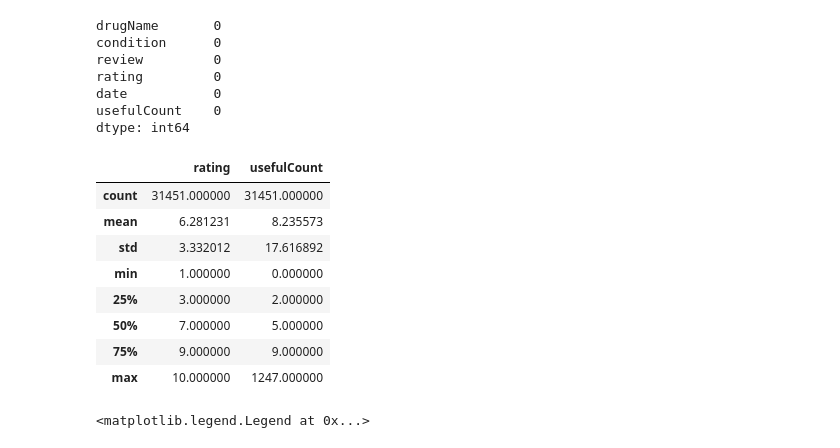
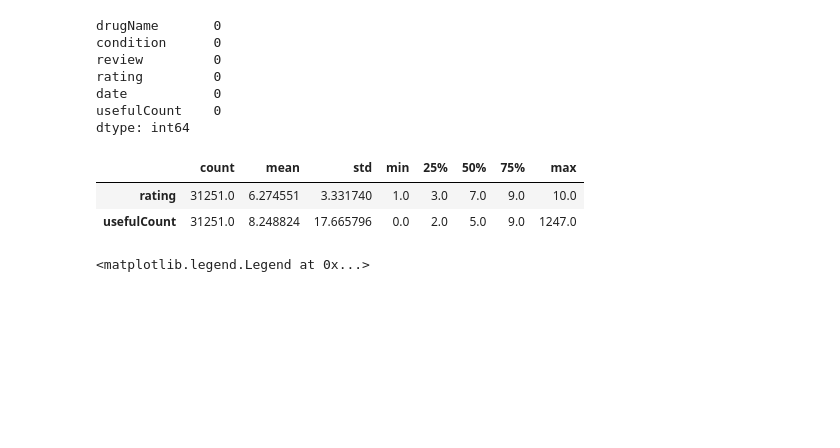
Before and after one commit to celefigs/collaborative_project, a Jupyter notebook: celes_copy.ipynb, the cells around one changed output. Drawn from its saved outputs; the diff is of its cells as text; code cells hidden in the pictures; blank space fills up the shorter version.

```diff
--- a/celes_copy.ipynb
+++ b/celes_copy.ipynb
@@ -53,7 +53,7 @@ drug_data_df.head(2)
 # %%
 #search related words in a "condition" column and create a new DataFrame with only the relevant conditions
 
-pattern = r'birth|birth control|contraception|contraceptive methods|birth control pills|birth control devices|family planning|pregnancy|newborn'
+pattern = r'birth|birth control|contraception|contraceptive methods|birth control pills|birth control devices|family planning'
 
 filtered_df = drug_data_df[drug_data_df['condition'].str.contains(pattern, case=False, na=False)]
 
@@ -126,21 +92,15 @@ date           0
 usefulCount    0
 dtype: int64
 # %%
-filtered_df.describe()
+filtered_df.describe().T
 
 # rating: 6,28 media;
 # std	3.33-> means diversity;
 # rating goes from 1 to 10;
 # %% [output]
-|  | rating | usefulCount |
-| count | 31451.000000 | 31451.000000 |
-| mean | 6.281231 | 8.235573 |
-| std | 3.332012 | 17.616892 |
-| min | 1.000000 | 0.000000 |
-| 25% | 3.000000 | 2.000000 |
-| 50% | 7.000000 | 5.000000 |
-| 75% | 9.000000 | 9.000000 |
-| max | 10.000000 | 1247.000000 |
+|  | count | mean | std | min | 25% | 50% | 75% | max |
+| rating | 31251.0 | 6.274551 | 3.331740 | 1.0 | 3.0 | 7.0 | 9.0 | 10.0 |
+| usefulCount | 31251.0 | 8.248824 | 17.665796 | 0.0 | 2.0 | 5.0 | 9.0 | 1247.0 |
 # %%
 # Rating
 
```
Also changed, not shown: parts of 2 cells of this notebook.
